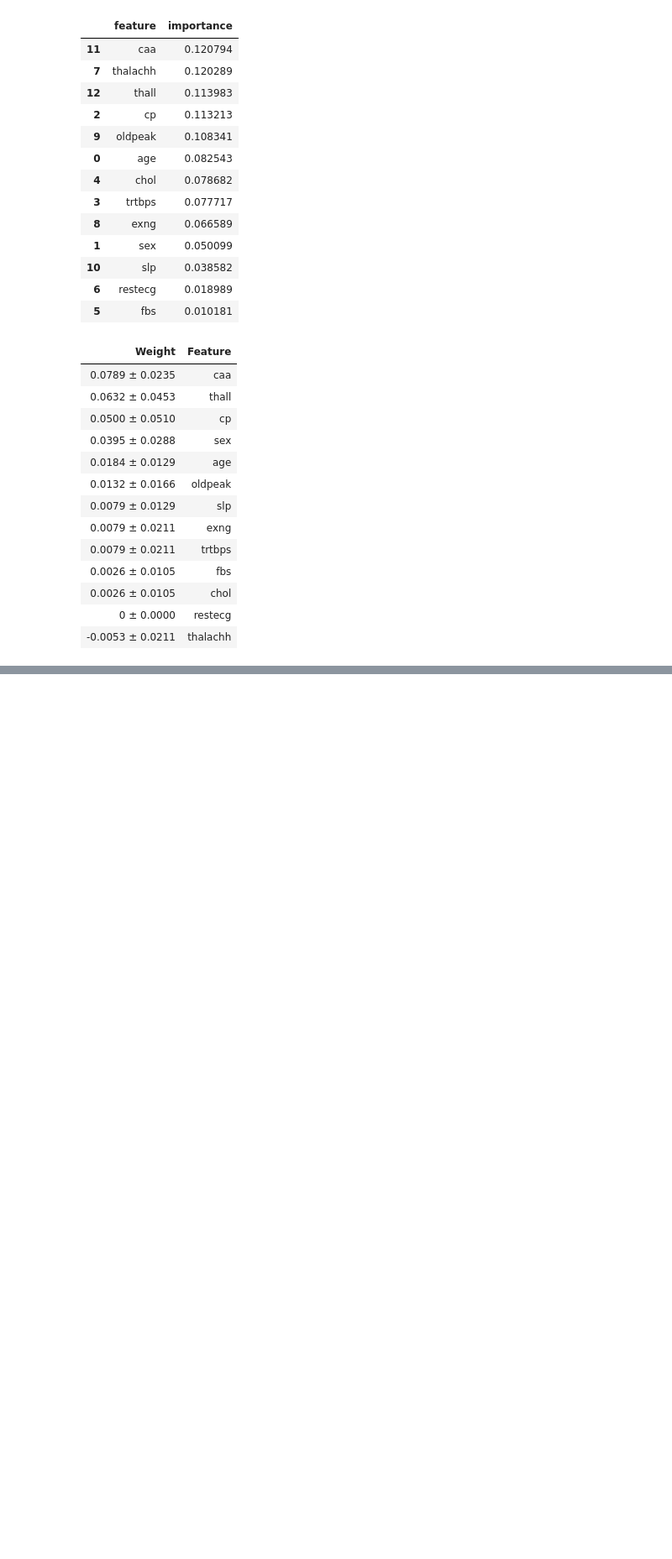
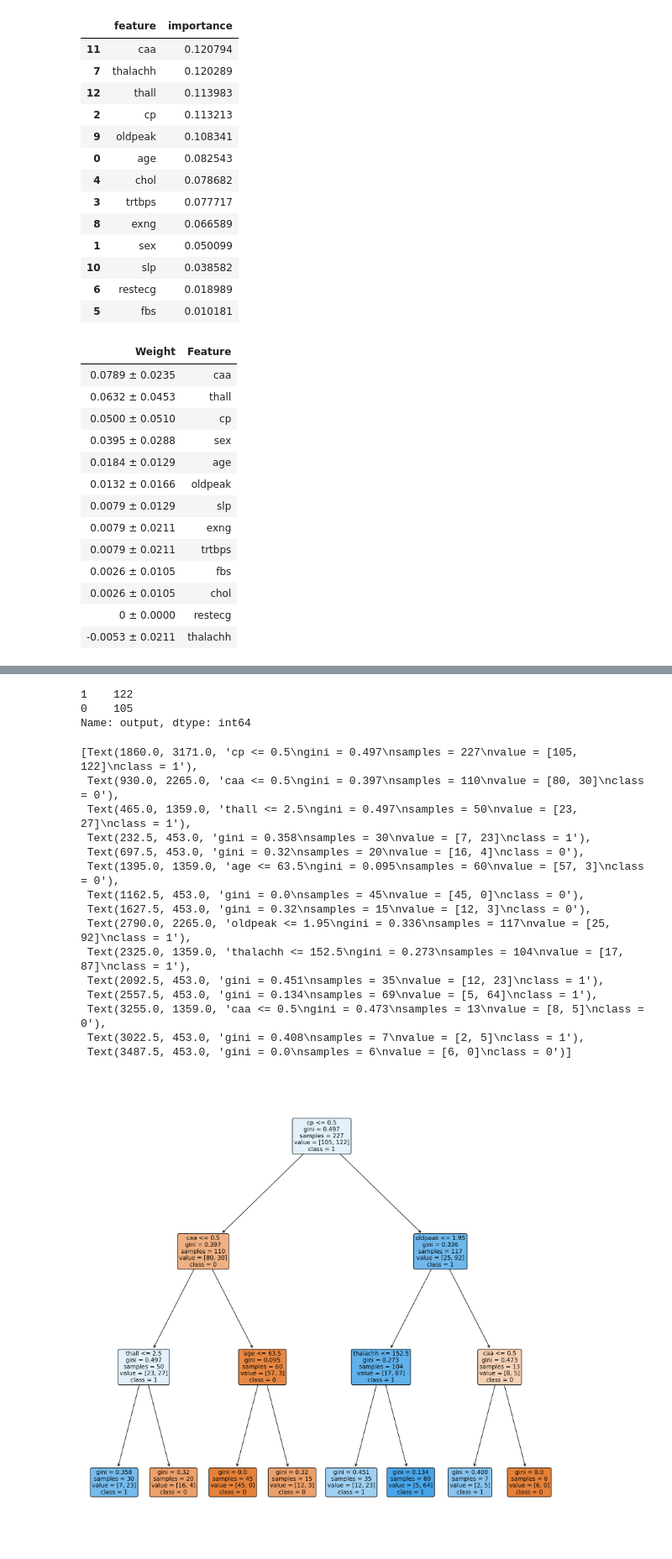
Before and after one commit to tfc1524/Heart, a Jupyter notebook: Heart Attack Project.ipynb, the cells around one changed output, grey strips where cells are left out. Shown at 84% size. Cells and saved outputs as stored; diff of their text form; code cells hidden in the pictures; blank space fills up the shorter version.

```diff
--- a/Heart Attack Project.ipynb
+++ b/Heart Attack Project.ipynb
@@ -256,18 +241,19 @@ X
 # %%
-a = ['caa','thalachh','thall','cp','oldpeak','age']
+six = ['caa','thalachh','thall','cp','oldpeak','age']  # 兩個importance都在前六名的feature
 X = df.drop('output', axis=1)
-X = X[a]
-X_train, X_test, y_train, y_test = train_test_split(X, y, random_state=0)
+X_six = X[six]
+X_train, X_test, y_train, y_test = train_test_split(X_six, y, random_state=0)
 
 forest = RandomForestClassifier(n_estimators=100, random_state=0)
 forest.fit(X_train, y_train)
 
 y_pred = forest.predict(X_test)
-confusion_matrix = metrics.confusion_matrix(y_test, y_pred)
+confusion_matrix = metrics.confusion_matrix(y_test, y_pred, labels=[1, 0])
 print('Confusion Matrix :')
 print(confusion_matrix)
 print('cv_score:', np.mean(cross_val_score(forest, X_train, y_train, cv=10)))
 
-print('precision_score:', metrics.precision_score(y_test, y_pred, zero_division=0))
+# 在這個模型中最不希望出現的結果是右上角的 False negative，也就是真實為1預測卻為0，因此我們希望recall越高越好
+print('recall_score:', metrics.recall_score(y_test, y_pred, zero_division=0))
 # %% [output]
 Confusion Matrix :
@@ -277,0 +310,16 @@ precision_score: 0.8125
+# %%
+X = df.drop('output', axis=1)
+X_six = X[six]
+X_train, X_test, y_train, y_test = train_test_split(X_six, y, random_state=0)
+
+dtree = DecisionTreeClassifier(criterion='gini', max_depth=3, random_state=0)
+dtree.fit(X_train, y_train)
+
+y_pred = dtree.predict(X_test)
+confusion_matrix = metrics.confusion_matrix(y_test, y_pred, labels=[1, 0])
+print('Confusion Matrix :')
+print(confusion_matrix)
+print('cv_score:', np.mean(cross_val_score(dtree, X_train, y_train, cv=10)))
+
+# 在這個模型中最不希望出現的結果是右上角的 False negative，也就是真實為1預測卻為0，因此我們希望recall越高越好
+print('recall_score:', metrics.recall_score(y_test, y_pred, zero_division=0))
@@ -277,0 +346,29 @@ precision_score: 0.8125
+# %%
+y_train.value_counts()
+# %% [output]
+1    122
+0    105
+Name: output, dtype: int64
+# %%
+from sklearn import tree
+fig, axes = plt.subplots(nrows = 1,ncols = 1,figsize = (16,16), dpi=300)
+fn = six
+cn = ['0', '1']
+tree.plot_tree(dtree, feature_names=fn, class_names=cn, filled=True, rounded=True)
+# %% [output]
+[Text(1860.0, 3171.0, 'cp <= 0.5\ngini = 0.497\nsamples = 227\nvalue = [105, 122]\nclass = 1'),
+ Text(930.0, 2265.0, 'caa <= 0.5\ngini = 0.397\nsamples = 110\nvalue = [80, 30]\nclass = 0'),
+ Text(465.0, 1359.0, 'thall <= 2.5\ngini = 0.497\nsamples = 50\nvalue = [23, 27]\nclass = 1'),
+ Text(232.5, 453.0, 'gini = 0.358\nsamples = 30\nvalue = [7, 23]\nclass = 1'),
+ Text(697.5, 453.0, 'gini = 0.32\nsamples = 20\nvalue = [16, 4]\nclass = 0'),
+ Text(1395.0, 1359.0, 'age <= 63.5\ngini = 0.095\nsamples = 60\nvalue = [57, 3]\nclass = 0'),
+ Text(1162.5, 453.0, 'gini = 0.0\nsamples = 45\nvalue = [45, 0]\nclass = 0'),
+ Text(1627.5, 453.0, 'gini = 0.32\nsamples = 15\nvalue = [12, 3]\nclass = 0'),
+ Text(2790.0, 2265.0, 'oldpeak <= 1.95\ngini = 0.336\nsamples = 117\nvalue = [25, 92]\nclass = 1'),
+ Text(2325.0, 1359.0, 'thalachh <= 152.5\ngini = 0.273\nsamples = 104\nvalue = [17, 87]\nclass = 1'),
+ Text(2092.5, 453.0, 'gini = 0.451\nsamples = 35\nvalue = [12, 23]\nclass = 1'),
+ Text(2557.5, 453.0, 'gini = 0.134\nsamples = 69\nvalue = [5, 64]\nclass = 1'),
+ Text(3255.0, 1359.0, 'caa <= 0.5\ngini = 0.473\nsamples = 13\nvalue = [8, 5]\nclass = 0'),
+ Text(3022.5, 453.0, 'gini = 0.408\nsamples = 7\nvalue = [2, 5]\nclass = 1'),
+ Text(3487.5, 453.0, 'gini = 0.0\nsamples = 6\nvalue = [6, 0]\nclass = 0')]
+[figure, added]
```
Also changed, not shown: parts of 18 cells of this notebook.
